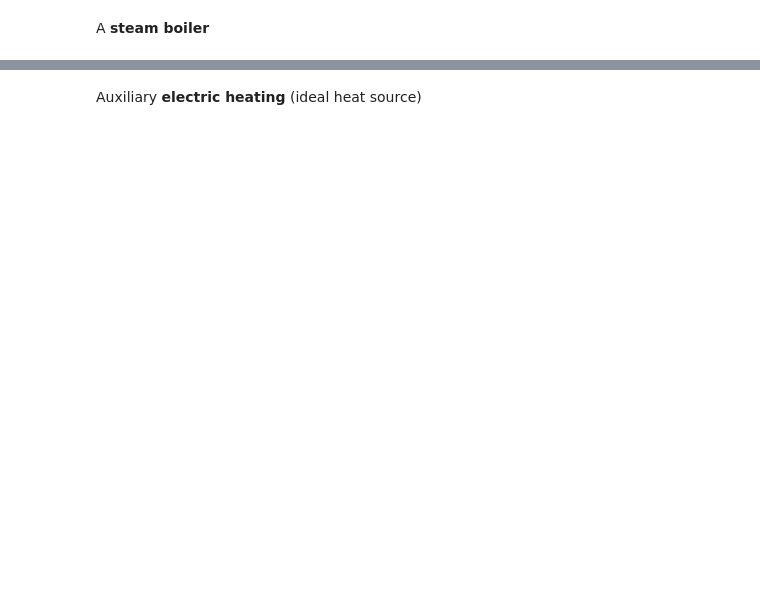
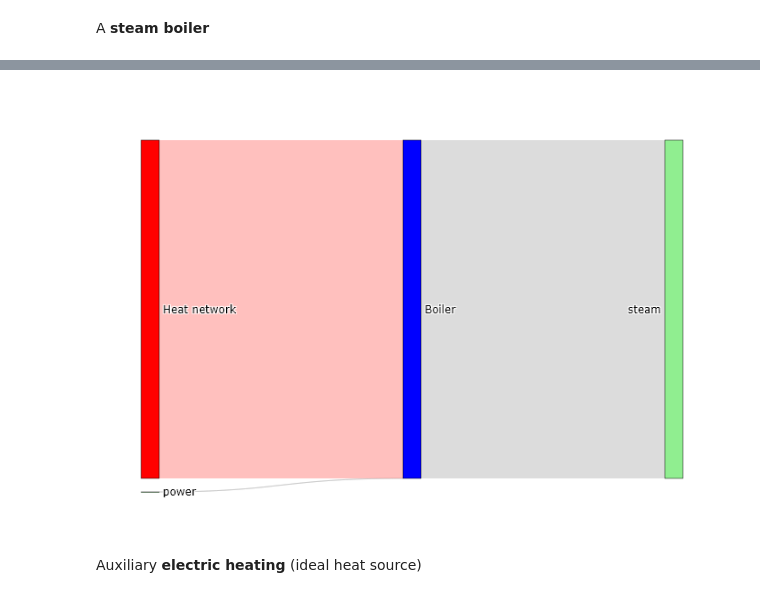
Before and after one commit to srnogueira/vivi, a Jupyter notebook: examples/1.integration/soec.ipynb, the cells around one changed output, grey strips where cells are left out. Saved outputs shown, nothing was run; the diff lists cells and outputs as text; code cells hidden in the pictures; blank space fills up the shorter version.

```diff
--- a/examples/1.integration/soec.ipynb
+++ b/examples/1.integration/soec.ipynb
@@ -221,18 +165,17 @@ vivi_sankey(soec,valueIndex=1)  # printing the energy balance in HHV basis
 # %% [markdown]
 A **steam boiler**
 # %%
-# Steam boiler
 boiler_in = [
-    Resource("power",0.017,"kW",[1]),
-    Resource("water",3600,"kg/h",[0])
+    Resource(t=power,r=[0.017]),
+    Resource(t=water,r=[3600])
     ]
-boiler_out = [Resource("steam",3600,"kg/h",[e_steam])]
+boiler_out = [Resource(t=steam,r=[3600])]
 
 boiler_heat = [
-    Heat(326.1,298,376),
-    Heat(2249,376,377)
+    Heat(q=326.1,Ts=298,Tt=376),
+    Heat(q=2249,Ts=376,Tt=377)
     ]
 
-boiler = Tech("boiler",boiler_in,boiler_out,boiler_heat)
+boiler = Tech(n="Boiler",i=boiler_in,o=boiler_out,h=boiler_heat)
 vivi_sankey(boiler,valueIndex=1) # printing the energy balance in HHV basis
 # %% [output]
@@ -240,3 +182,4 @@ vivi_sankey(boiler,valueIndex=1) # printing the energy balance in HHV basis
+[figure, added]
 # %% [markdown]
 Auxiliary **electric heating** (ideal heat source)
 # %%
```
Also changed, not shown: parts of 32 cells of this notebook, 2 other files.
